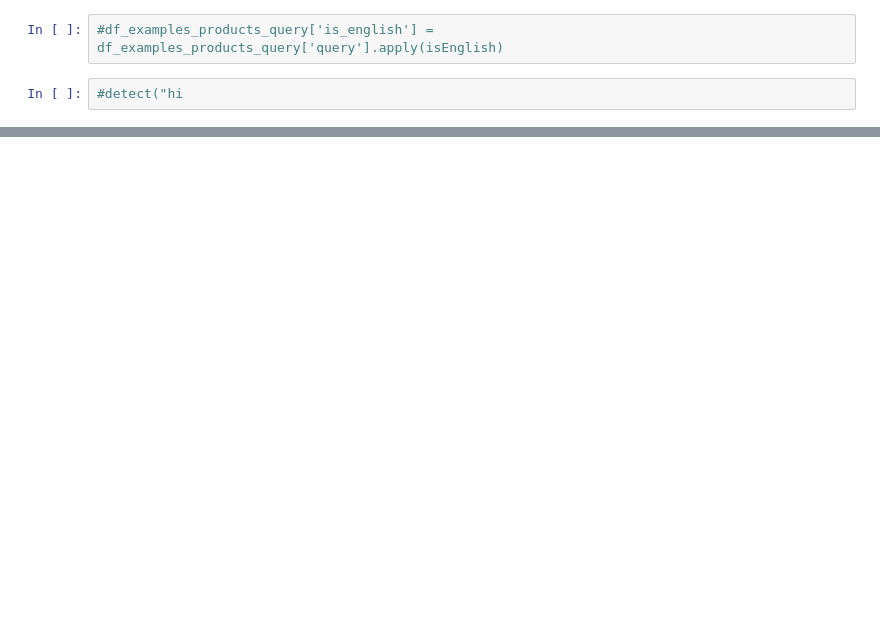
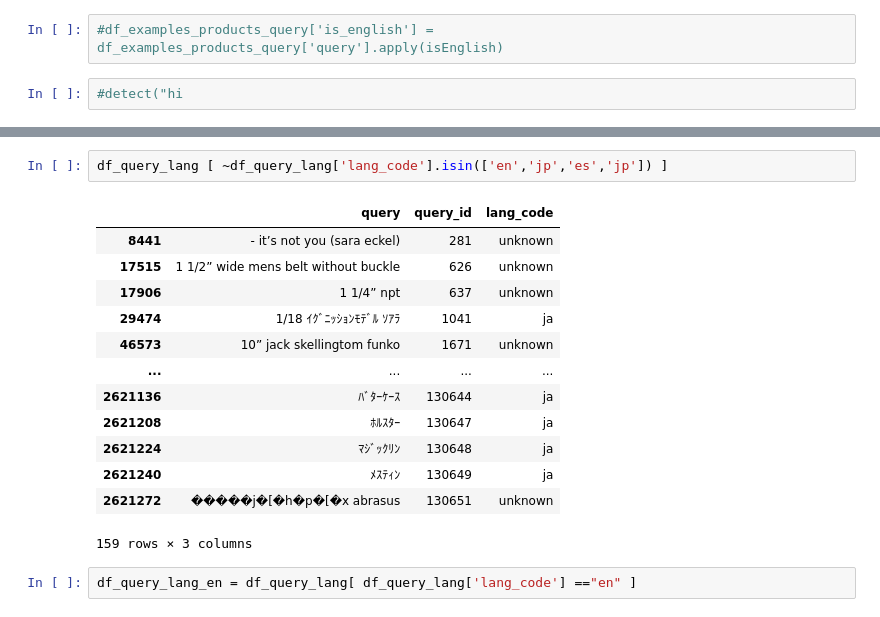
Before and after one commit to npatta01/llm_search, a Jupyter notebook: notebooks/00_initial.ipynb, the cells around one changed output, grey strips where cells are left out. Cells and saved outputs as stored; diff of their text form; blank space fills up the shorter version.

```diff
--- a/notebooks/00_initial.ipynb
+++ b/notebooks/00_initial.ipynb
@@ -299,0 +325,18 @@ df_examples [df_examples['query']=="$25 ceiling fan without lights"]
+# %%
+df_query_lang [ ~df_query_lang['lang_code'].isin(['en','jp','es','jp']) ]
+# %% [output]
+|  | query | query_id | lang_code |
+| 8441 | - it’s not you (sara eckel) | 281 | unknown |
+| 17515 | 1 1/2” wide mens belt without buckle | 626 | unknown |
+| 17906 | 1 1/4” npt | 637 | unknown |
+| 29474 | 1/18 ｲｸﾞﾆｯｼｮﾝﾓﾃﾞﾙ ｿｱﾗ | 1041 | ja |
+| 46573 | 10” jack skellingtom funko | 1671 | unknown |
+| ... | ... | ... | ... |
+| 2621136 | ﾊﾞﾀｰｹｰｽ | 130644 | ja |
+| 2621208 | ﾎﾙｽﾀｰ | 130647 | ja |
+| 2621224 | ﾏｼﾞｯｸﾘﾝ | 130648 | ja |
+| 2621240 | ﾒｽﾃｨﾝ | 130649 | ja |
+| 2621272 | �����j�[�h�p�[�x abrasus | 130651 | unknown |
+159 rows × 3 columns
+# %%
+df_query_lang_en = df_query_lang[ df_query_lang['lang_code'] =="en" ]
```
Also changed, not shown: parts of 66 cells of this notebook, 3 other files.
